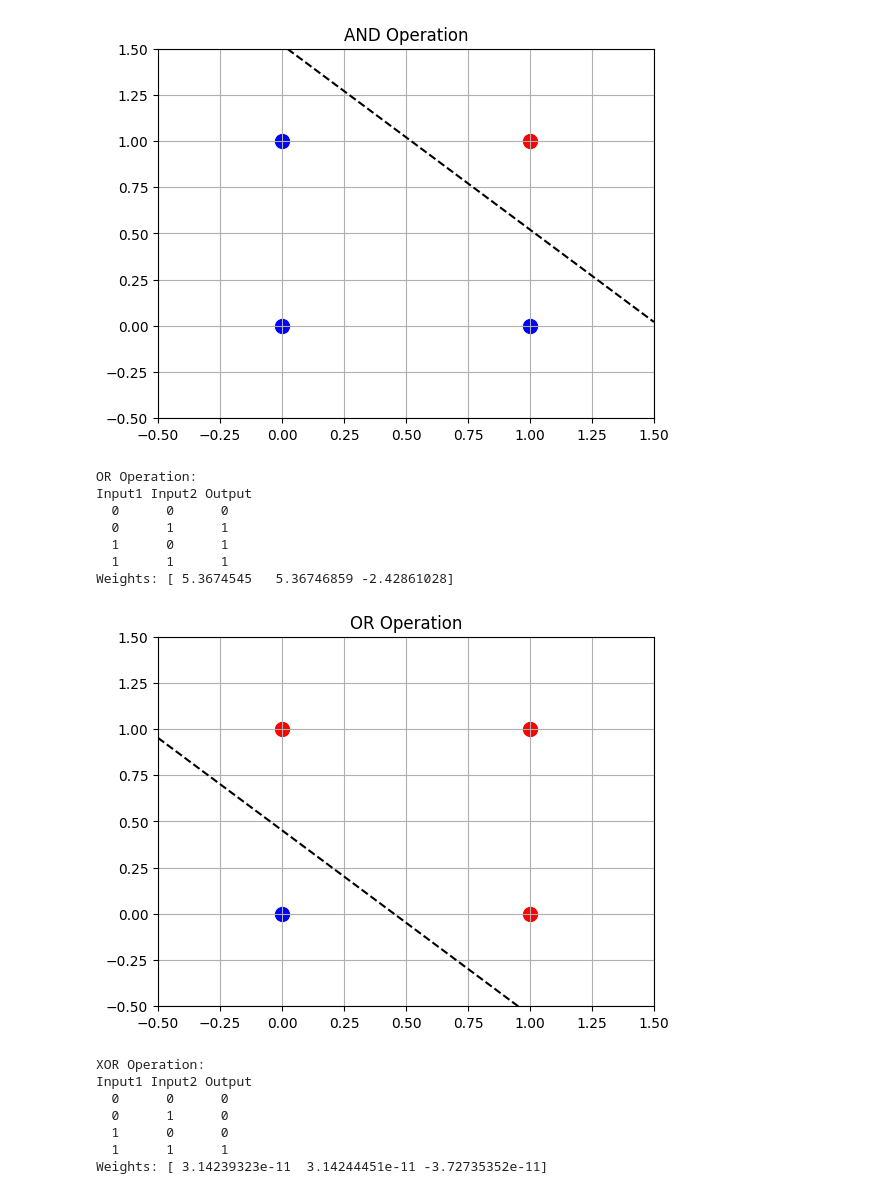
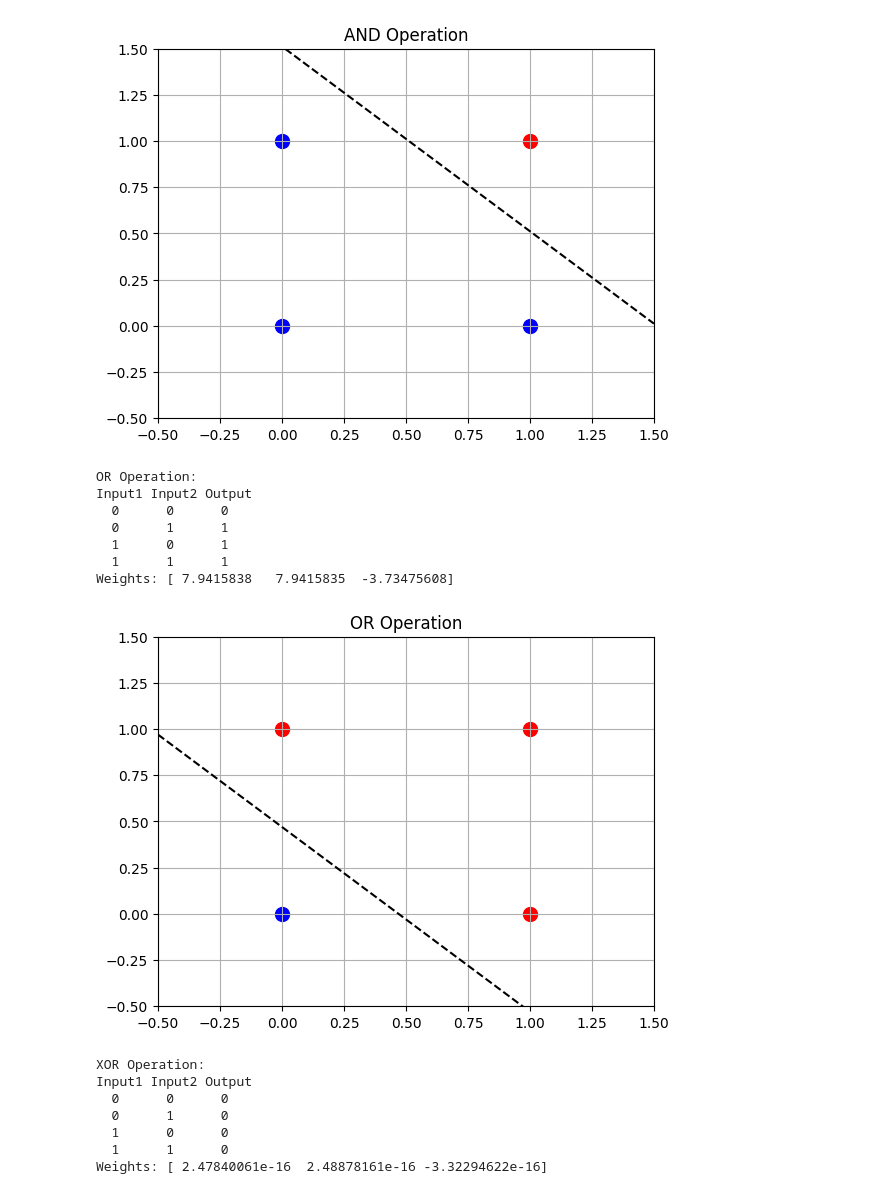
Before and after one commit to utsho07/AI_LAB, a Jupyter notebook: problem_05/lab_05.ipynb, the cells around one changed output. Drawn from its saved outputs; the diff is of its cells as text; code cells hidden in the pictures.

```diff
--- a/problem_05/lab_05.ipynb
+++ b/problem_05/lab_05.ipynb
@@ -70,12 +5,11 @@ import matplotlib.pyplot as plt
 # Simplified activation functions
 def sigmoid(x):
     return 1 / (1 + np.exp(-x))
-
 def predict(X, weights):
     return np.where(sigmoid(np.dot(X, weights)) > 0.5, 1, 0)
 
 # Training function
-def train(X, y, learning_rate=0.05, epochs=10000):
+def train(X, y, learning_rate=0.05, epochs=100000):
     weights = np.random.rand(X.shape[1]) * 0.1
     errors = []
 
@@ -145,17 +79,17 @@ Weights: [ 4.64365224  4.64365227 -7.062872  ]
 [figure]
 OR Operation:
 Input1 Input2 Output
   0      0      0
   0      1      1
   1      0      1
   1      1      1
-Weights: [ 5.3674545   5.36746859 -2.42861028]
+Weights: [ 7.9415838   7.9415835  -3.73475608]
-[figure, old version]
+[figure, new version]
 XOR Operation:
 Input1 Input2 Output
   0      0      0
   0      1      0
   1      0      0
-  1      1      1
-Weights: [ 3.14239323e-11  3.14244451e-11 -3.72735352e-11]
+  1      1      0
+Weights: [ 2.47840061e-16  2.48878161e-16 -3.32294622e-16]
 [figure]
```
Also changed, not shown: parts of 2 cells of this notebook.
